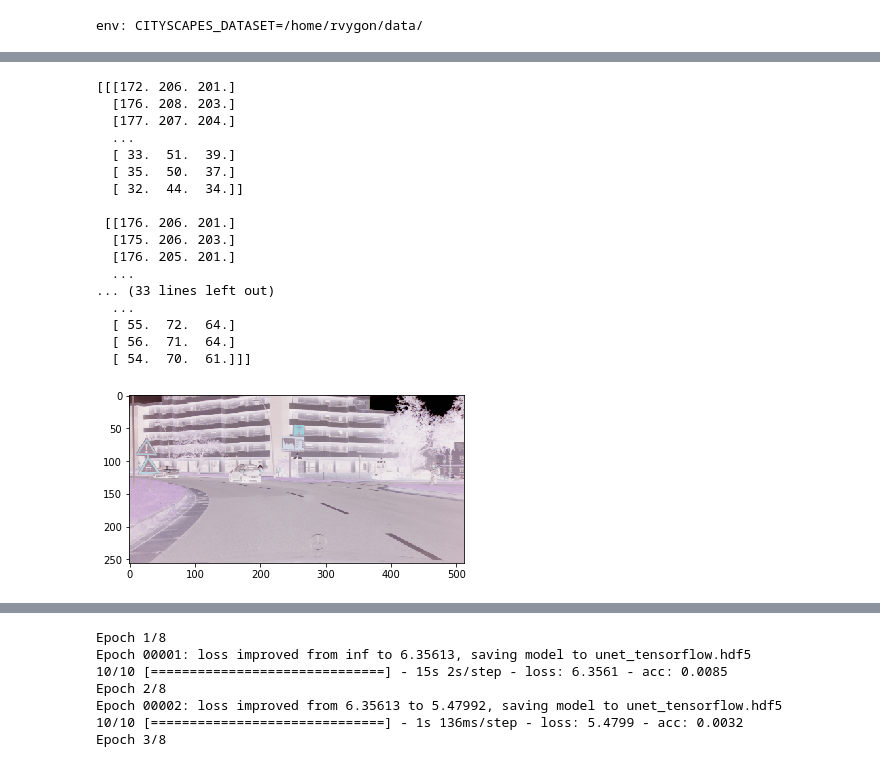
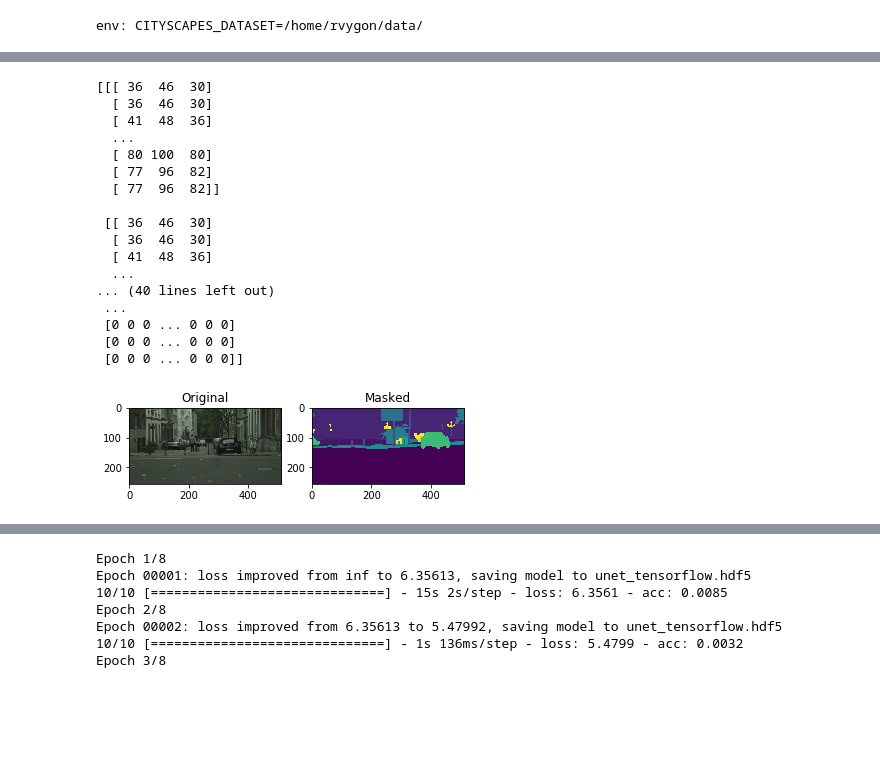
Before and after one commit to yagudinamir/SemanticImageSegmentation, a Jupyter notebook: src/tensorflow.ipynb, the cells around one changed output, grey strips where cells are left out. Cells and saved outputs as stored; diff of their text form; code cells hidden in the pictures; blank space fills up the shorter version.

Commit message:
rewritten to tensorflow

```diff
--- a/src/tensorflow.ipynb
+++ b/src/tensorflow.ipynb
@@ -167,13 +192,13 @@ def shifted_image(image, label, width_shift_range, height_shift_range):
         if height_shift_range:
             height_shift_range = tf.random_uniform([], -height_shift_range * img_shape[0], height_shift_range * img_shape[0])
         image = tf.contrib.image.translate(image, [width_shift_range, height_shift_range])
-        label = tf.contrib.image.translate(label, [width_shit_range, height_shift_range])
+        label = tf.contrib.image.translate(label, [width_shift_range, height_shift_range])
     return image, label
 # %%
 def flip_img(horizontal_flip, image, label):
     if horizontal_flip:
         flip_prob = tf.random_uniform([], 0.0, 1.0)
-        tr_img, label_img = tf.cond(tf.less(flip_prob, 0.5),
+        image, label = tf.cond(tf.less(flip_prob, 0.5),
                                    lambda: (tf.image.flip_left_right(image), tf.image.flip_left_right(label)),
                                    lambda: (image, label))
     return image, label
@@ -213,20 +246,18 @@ def get_dataset(images, labels,
                 shuffle=True):
     num_x = len(images)
     dataset = tf.data.Dataset.from_tensor_slices((images, labels))
-    dataset = dataset.map(to_tensor, num_parallel_calls=threads)
-#     dataset = dataset.map(preproc_fn)
-    if shuffle:
-        dataset = dataset.shuffle(num_x)
+#     dataset = dataset.map(to_tensor, num_parallel_calls=threads)
+    dataset = dataset.map(preproc_fn)
+#     if shuffle:
+#         dataset = dataset.shuffle(num_x)
 
     dataset = dataset.repeat().batch(batch_size)
     return dataset
 # %%
 tr_cfg = {
-    'resize': [img_shape[0], img_shape[1]],
-    'hue_delta': 0.1,
-    'horizintal_flip': True,
-    'width_shift_range': 0.1,
-    'height_shift_range': 0.1
+    'hue_delta': 0.2,
+    'horisontal_flip': True,
+    'crop_rate' : 0.5
 }
 tr_preprocessing_fn = functools.partial(_augment, **tr_cfg)
 # %%
@@ -245,37 +276,49 @@ train_ds = get_dataset(x_train_data,
 # %%
 # TEST #
+
+#WARNING ДАННЫЕ РАЗМЕЧЕНЫ НЕПРАВИЛЬНО
+
 temp_ds = get_dataset(x_train_data,
                      y_train_data,
                      preproc_fn=tr_preprocessing_fn,
                      batch_size=1,
                      shuffle=False)
 data_aug_iter = temp_ds.make_one_shot_iterator()
 next_element = data_aug_iter.get_next()
-with tf.Session() as sess:
-    batch_of_imgs, label = sess.run(next_element)
-    print(batch_of_imgs[0])
-    img = batch_of_imgs[0]
-    plt.imshow(img)
-    plt.show()
+for i in range(1):
+    with tf.Session() as sess:
+        batch_of_imgs, batch_of_labels = sess.run(next_element)
+        img = batch_of_imgs[0]
+        label = batch_of_labels[0]
+        label = np.argmax(label, axis=2)
+        print(img)
+        print(label)
+        plt.subplot(1, 2, 1)
+        plt.imshow(x)
+        plt.title("Original")
+        plt.subplot(1, 2, 2)
+        plt.imshow(label)
+        plt.title("Masked")
+        plt.show()
 # %% [output]
-[[[172. 206. 201.]
-  [176. 208. 203.]
-  [177. 207. 204.]
+[[[ 36  46  30]
+  [ 36  46  30]
+  [ 41  48  36]
   ...
-  [ 33.  51.  39.]
-  [ 35.  50.  37.]
-  [ 32.  44.  34.]]
+  [ 80 100  80]
+  [ 77  96  82]
+  [ 77  96  82]]
 
- [[176. 206. 201.]
-  [175. 206. 203.]
-  [176. 205. 201.]
+ [[ 36  46  30]
+  [ 36  46  30]
+  [ 41  48  36]
   ...
-... (33 lines left out)
-  ...
-  [ 55.  72.  64.]
-  [ 56.  71.  64.]
-  [ 54.  70.  61.]]]
+... (40 lines left out)
+ ...
+ [0 0 0 ... 0 0 0]
+ [0 0 0 ... 0 0 0]
+ [0 0 0 ... 0 0 0]]
-[figure, old version]
+[figure, new version]
 # %%
 model = unet()
 model_checkpoint = ModelCheckpoint('unet_tensorflow.hdf5', monitor='loss',verbose=1, save_best_only=True)
```
Also changed, not shown: parts of 12 cells of this notebook.
